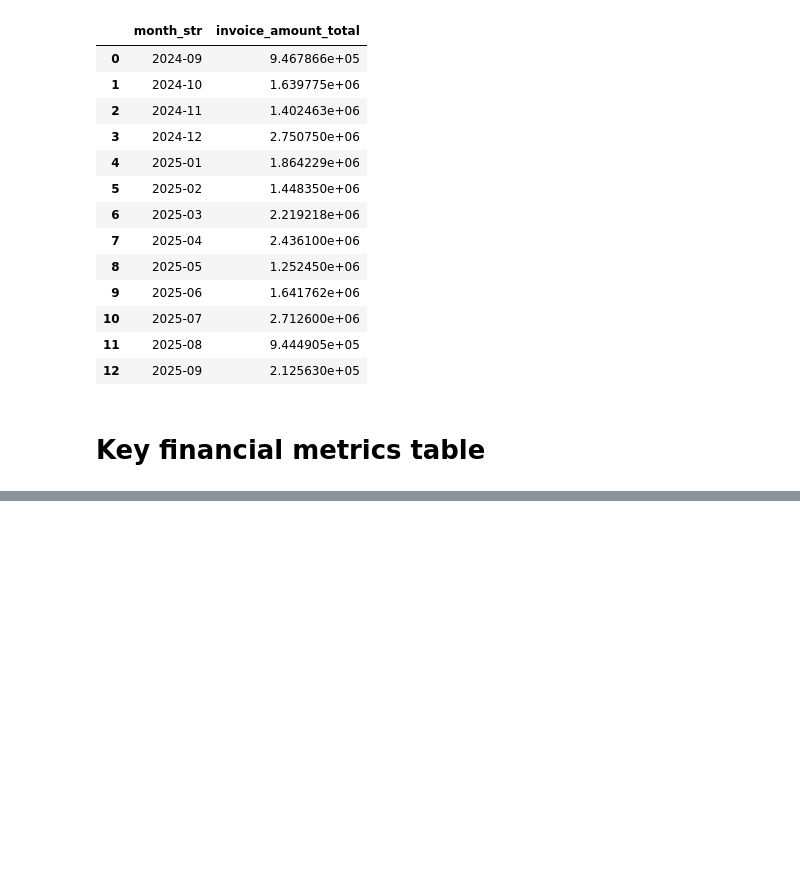
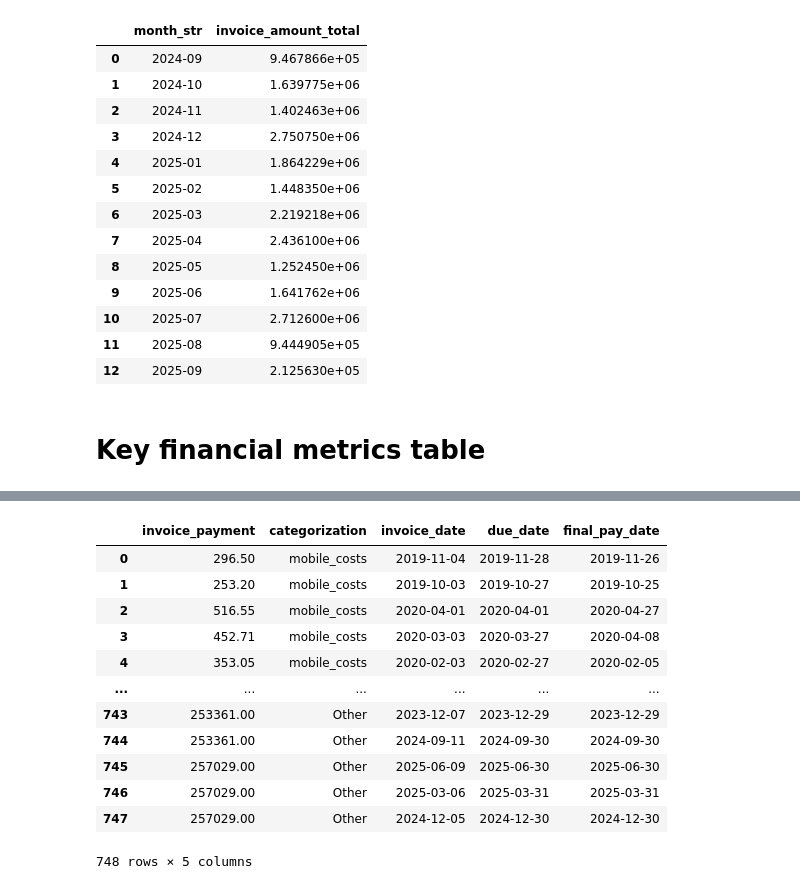
Before and after one commit to alshakarti/hyper_island_bi, a Jupyter notebook: eda.ipynb, the cells around one changed output, grey strips where cells are left out. Drawn from its saved outputs; the diff is of its cells as text; code cells hidden in the pictures; blank space fills up the shorter version.

Commit message:
added financial table to app

```diff
--- a/eda.ipynb
+++ b/eda.ipynb
@@ -1017,0 +1048,16 @@ Invoice Statistics by Week (Data from 2024-01-01 to 2024-03-31)
+# %%
+df8
+# %% [output]
+|  | invoice_payment | categorization | invoice_date | due_date | final_pay_date |
+| 0 | 296.50 | mobile_costs | 2019-11-04 | 2019-11-28 | 2019-11-26 |
+| 1 | 253.20 | mobile_costs | 2019-10-03 | 2019-10-27 | 2019-10-25 |
+| 2 | 516.55 | mobile_costs | 2020-04-01 | 2020-04-01 | 2020-04-27 |
+| 3 | 452.71 | mobile_costs | 2020-03-03 | 2020-03-27 | 2020-04-08 |
+| 4 | 353.05 | mobile_costs | 2020-02-03 | 2020-02-27 | 2020-02-05 |
+| ... | ... | ... | ... | ... | ... |
+| 743 | 253361.00 | Other | 2023-12-07 | 2023-12-29 | 2023-12-29 |
+| 744 | 253361.00 | Other | 2024-09-11 | 2024-09-30 | 2024-09-30 |
+| 745 | 257029.00 | Other | 2025-06-09 | 2025-06-30 | 2025-06-30 |
+| 746 | 257029.00 | Other | 2025-03-06 | 2025-03-31 | 2025-03-31 |
+| 747 | 257029.00 | Other | 2024-12-05 | 2024-12-30 | 2024-12-30 |
+748 rows × 5 columns
```
Also changed, not shown: parts of 6 cells of this notebook, 6 other files.
